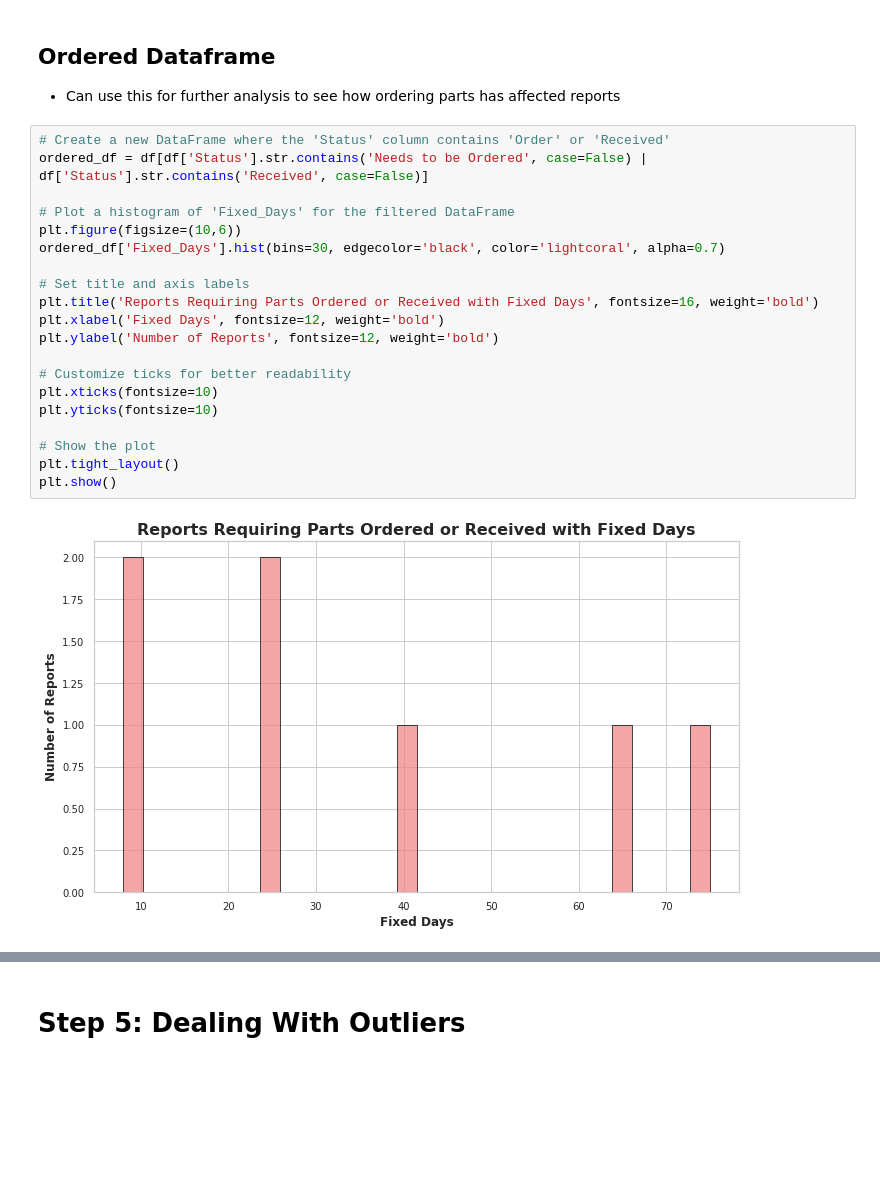
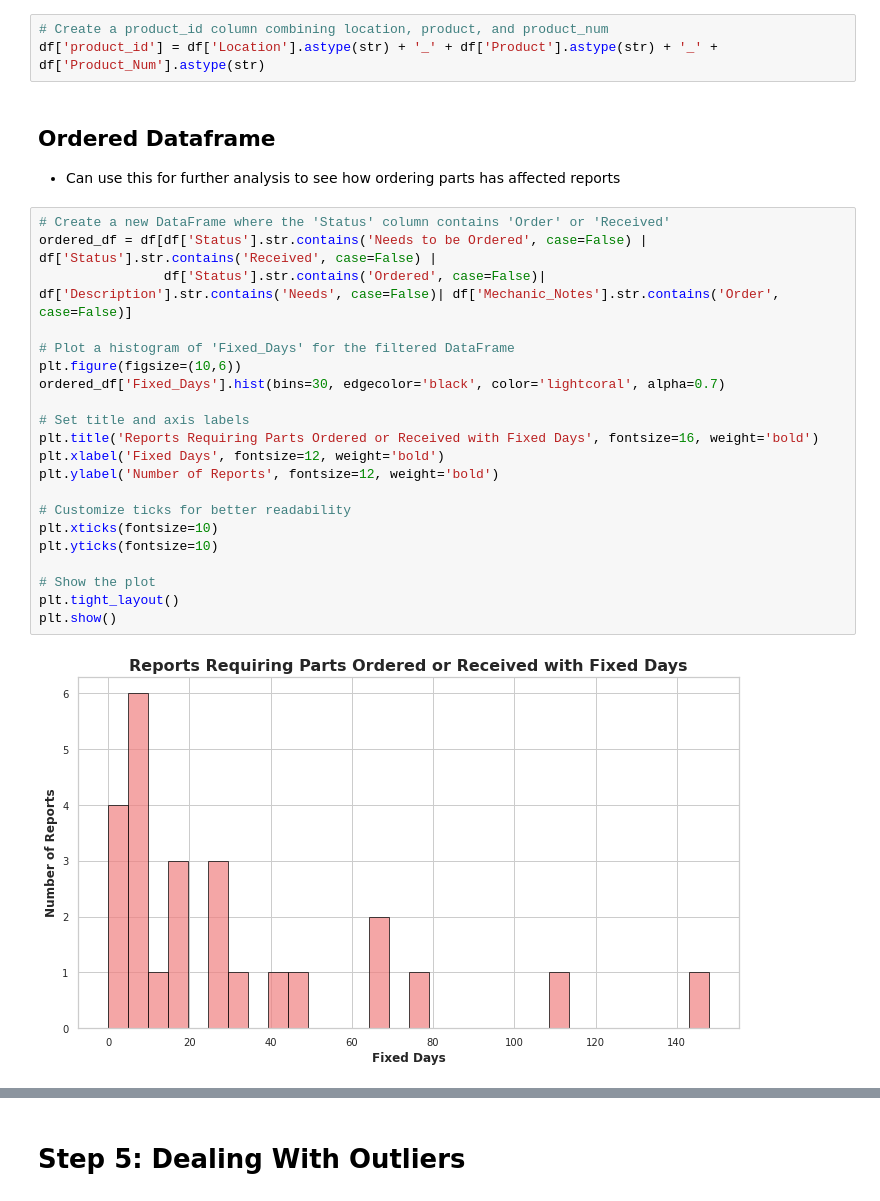
Before and after one commit to robertmounce/Python_Portfolio, a Jupyter notebook: wheel-fun-rentals-cleaning-and-basic-analysis.ipynb, the cells around one changed output, grey strips where cells are left out. Saved outputs shown, nothing was run; the diff lists cells and outputs as text; blank space fills up the shorter version.

```diff
--- a/wheel-fun-rentals-cleaning-and-basic-analysis.ipynb
+++ b/wheel-fun-rentals-cleaning-and-basic-analysis.ipynb
@@ -571,28 +514,32 @@ plt.title('Count of Fixed Days Historgram')
 # %% [output]
 Text(0.5, 1.0, 'Count of Fixed Days Historgram')
 [figure]
+# %%
+# Create a product_id column combining location, product, and product_num
+df['product_id'] = df['Location'].astype(str) + '_' + df['Product'].astype(str) + '_' + df['Product_Num'].astype(str)
 # %% [markdown]
 ## Ordered Dataframe
 - Can use this for further analysis to see how ordering parts has affected reports
 # %%
 # Create a new DataFrame where the 'Status' column contains 'Order' or 'Received'
-ordered_df = df[df['Status'].str.contains('Needs to be Ordered', case=False) | df['Status'].str.contains('Received', case=False)]
+ordered_df = df[df['Status'].str.contains('Needs to be Ordered', case=False) | df['Status'].str.contains('Received', case=False) |
+                df['Status'].str.contains('Ordered', case=False)| df['Description'].str.contains('Needs', case=False)| df['Mechanic_Notes'].str.contains('Order', case=False)]
 
 # Plot a histogram of 'Fixed_Days' for the filtered DataFrame
 plt.figure(figsize=(10,6))
 ordered_df['Fixed_Days'].hist(bins=30, edgecolor='black', color='lightcoral', alpha=0.7)
 
 # Set title and axis labels
 plt.title('Reports Requiring Parts Ordered or Received with Fixed Days', fontsize=16, weight='bold')
 plt.xlabel('Fixed Days', fontsize=12, weight='bold')
 plt.ylabel('Number of Reports', fontsize=12, weight='bold')
 
 # Customize ticks for better readability
 plt.xticks(fontsize=10)
 plt.yticks(fontsize=10)
 
 # Show the plot
 plt.tight_layout()
 plt.show()
 # %% [output]
-[figure, old version]
+[figure, new version]
```
Also changed, not shown: parts of 47 cells of this notebook.
